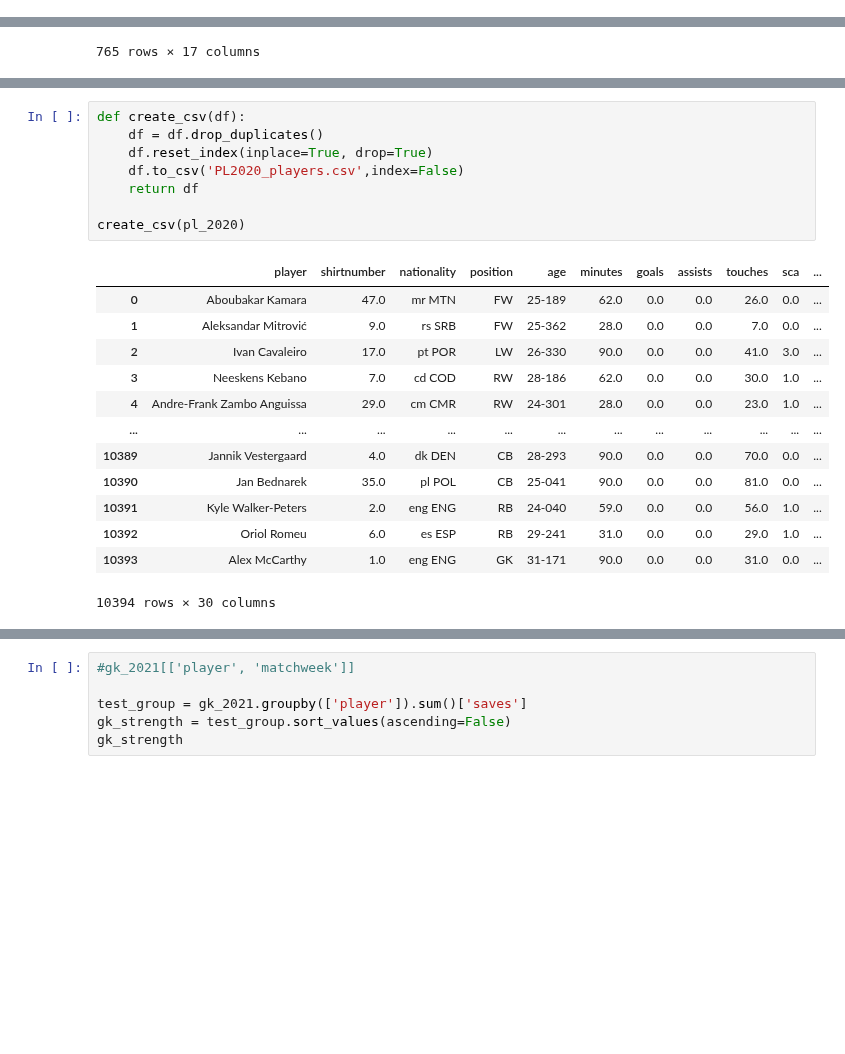
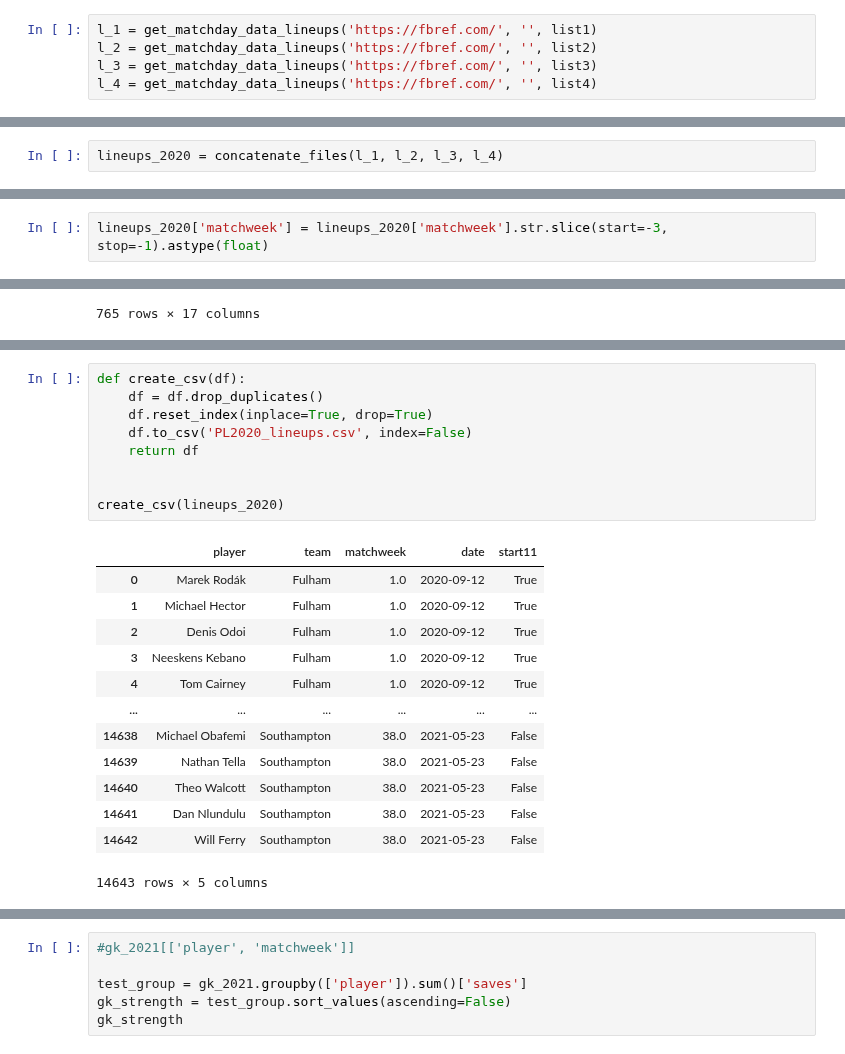
Before and after one commit to Giuliano99/Masterarbeit, a Jupyter notebook: Web Scrape.ipynb, the cells around one changed output, grey strips where cells are left out. Saved outputs shown, nothing was run; the diff lists cells and outputs as text; blank space fills up the shorter version.

```diff
--- a/Web Scrape.ipynb
+++ b/Web Scrape.ipynb
@@ -216,0 +294,5 @@ df_1
+# %%
+l_1 = get_matchday_data_lineups('https://fbref.com/', '', list1)
+l_2 = get_matchday_data_lineups('https://fbref.com/', '', list2)
+l_3 = get_matchday_data_lineups('https://fbref.com/', '', list3)
+l_4 = get_matchday_data_lineups('https://fbref.com/', '', list4)
@@ -226,3 +342,5 @@ pl_2020 = concatenate_files(df_1, df_2, df_3, df_4)
+# %%
+lineups_2020 = concatenate_files(l_1, l_2, l_3, l_4)
 # %%
 pl_2020['matchweek'] = pl_2020['matchweek'].str.slice(start=-3, stop=-1).astype(float)
 gk_2020['matchweek'] = gk_2020['matchweek'].str.slice(start=-3, stop=-1).astype(float)
@@ -242,3 +360,5 @@ gk_2020
 | 763 | Łukasz Fabiański | 90.0 | 36-035 | 5.0 | 0.0 | 5.0 | 100.0 | 1.0 | ... |
 | 764 | Alex McCarthy | 90.0 | 31-171 | 7.0 | 3.0 | 4.0 | 57.1 | 1.8 | ... |
 765 rows × 16 columns
+# %%
+lineups_2020['matchweek'] = lineups_2020['matchweek'].str.slice(start=-3, stop=-1).astype(float)
@@ -286,25 +423,26 @@ pl_2020 = get_category(pl_2020)
 # %%
 def create_csv(df):
     df = df.drop_duplicates()
     df.reset_index(inplace=True, drop=True)
-    df.to_csv('PL2020_players.csv',index=False)
+    df.to_csv('PL2020_lineups.csv', index=False)
     return df
 
-create_csv(pl_2020)
+
+create_csv(lineups_2020)
 # %% [output]
-|  | player | shirtnumber | nationality | position | age | minutes | goals | assists | touches | sca | ... |
-| 0 | Aboubakar Kamara | 47.0 | mr MTN | FW | 25-189 | 62.0 | 0.0 | 0.0 | 26.0 | 0.0 | ... |
-| 1 | Aleksandar Mitrović | 9.0 | rs SRB | FW | 25-362 | 28.0 | 0.0 | 0.0 | 7.0 | 0.0 | ... |
-| 2 | Ivan Cavaleiro | 17.0 | pt POR | LW | 26-330 | 90.0 | 0.0 | 0.0 | 41.0 | 3.0 | ... |
-| 3 | Neeskens Kebano | 7.0 | cd COD | RW | 28-186 | 62.0 | 0.0 | 0.0 | 30.0 | 1.0 | ... |
-| 4 | Andre-Frank Zambo Anguissa | 29.0 | cm CMR | RW | 24-301 | 28.0 | 0.0 | 0.0 | 23.0 | 1.0 | ... |
-| ... | ... | ... | ... | ... | ... | ... | ... | ... | ... | ... | ... |
-| 10389 | Jannik Vestergaard | 4.0 | dk DEN | CB | 28-293 | 90.0 | 0.0 | 0.0 | 70.0 | 0.0 | ... |
-| 10390 | Jan Bednarek | 35.0 | pl POL | CB | 25-041 | 90.0 | 0.0 | 0.0 | 81.0 | 0.0 | ... |
-| 10391 | Kyle Walker-Peters | 2.0 | eng ENG | RB | 24-040 | 59.0 | 0.0 | 0.0 | 56.0 | 1.0 | ... |
-| 10392 | Oriol Romeu | 6.0 | es ESP | RB | 29-241 | 31.0 | 0.0 | 0.0 | 29.0 | 1.0 | ... |
-| 10393 | Alex McCarthy | 1.0 | eng ENG | GK | 31-171 | 90.0 | 0.0 | 0.0 | 31.0 | 0.0 | ... |
+|  | player | team | matchweek | date | start11 |
+| 0 | Marek Rodák | Fulham | 1.0 | 2020-09-12 | True |
+| 1 | Michael Hector | Fulham | 1.0 | 2020-09-12 | True |
+| 2 | Denis Odoi | Fulham | 1.0 | 2020-09-12 | True |
+| 3 | Neeskens Kebano | Fulham | 1.0 | 2020-09-12 | True |
+| 4 | Tom Cairney | Fulham | 1.0 | 2020-09-12 | True |
+| ... | ... | ... | ... | ... | ... |
+| 14638 | Michael Obafemi | Southampton | 38.0 | 2021-05-23 | False |
+| 14639 | Nathan Tella | Southampton | 38.0 | 2021-05-23 | False |
+| 14640 | Theo Walcott | Southampton | 38.0 | 2021-05-23 | False |
+| 14641 | Dan Nlundulu | Southampton | 38.0 | 2021-05-23 | False |
+| 14642 | Will Ferry | Southampton | 38.0 | 2021-05-23 | False |
-10394 rows × 30 columns
+14643 rows × 5 columns
 # %%
 def create_csv(df):
     df = df.drop_duplicates()
```
Also changed, not shown: parts of 13 cells of this notebook, 3 other files.
